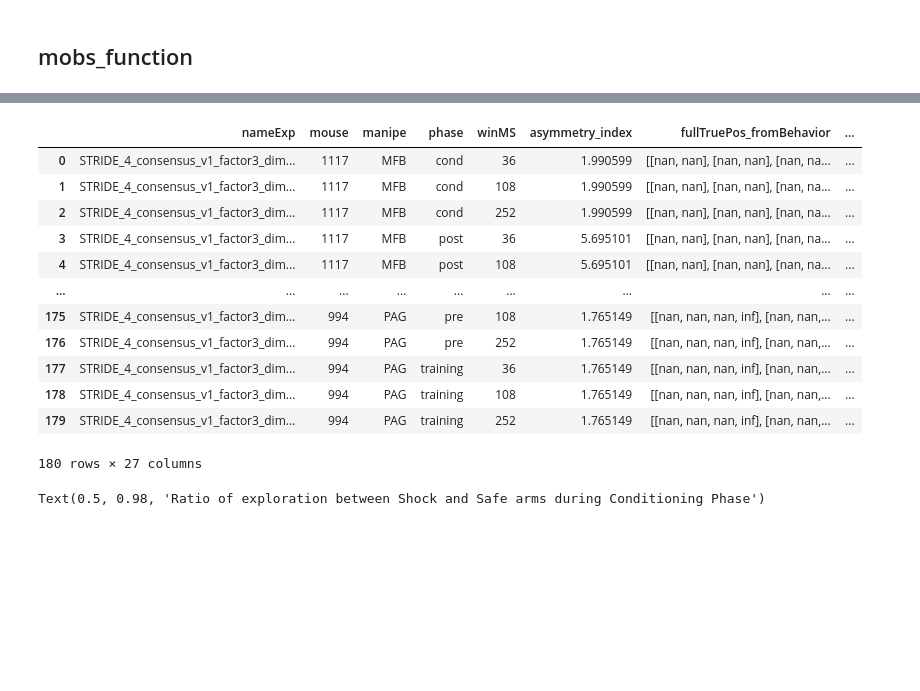
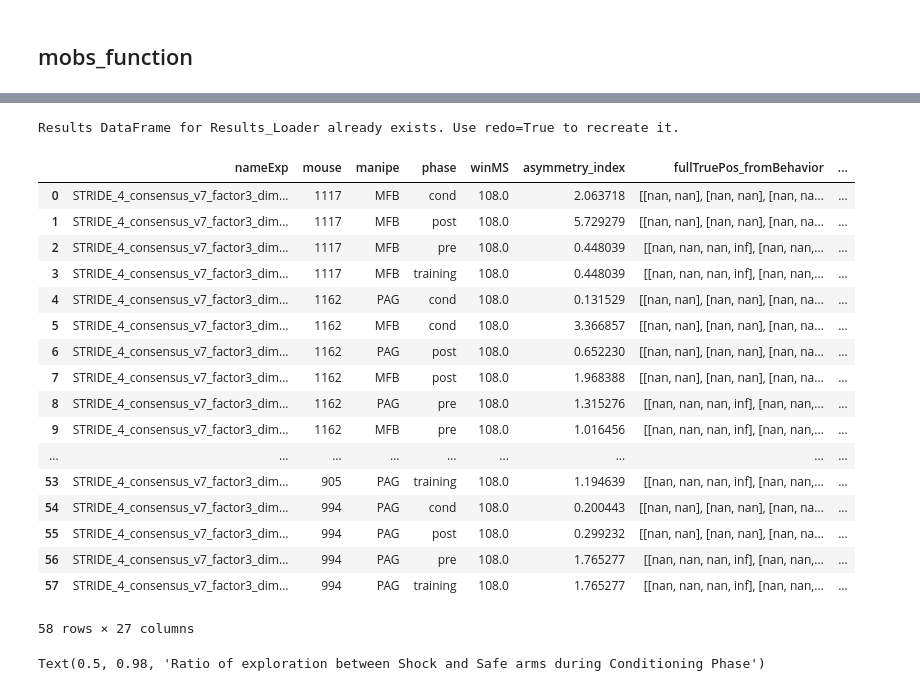
Before and after one commit to MobsLab/neuroEncoders, a Jupyter notebook: notebooks/NotebookKarim_ResultsLoader.ipynb, the cells around one changed output, grey strips where cells are left out. Drawn from its saved outputs; the diff is of its cells as text; code cells hidden in the pictures; blank space fills up the shorter version.

```diff
--- a/notebooks/NotebookKarim_ResultsLoader.ipynb
+++ b/notebooks/NotebookKarim_ResultsLoader.ipynb
@@ -96,19 +297,25 @@ Results_Loader object loaded from /home/mickey/Documents/Theotime/DimaERC2/neuro
-# %%
-loader.results_df
-# %% [output]
-|  | nameExp | mouse | manipe | phase | winMS | asymmetry_index | fullTruePos_fromBehavior | ... |
-| 0 | STRIDE_4_consensus_v1_factor3_dim... | 1117 | MFB | cond | 36 | 1.990599 | [[nan, nan], [nan, nan], [nan, na... | ... |
-| 1 | STRIDE_4_consensus_v1_factor3_dim... | 1117 | MFB | cond | 108 | 1.990599 | [[nan, nan], [nan, nan], [nan, na... | ... |
-| 2 | STRIDE_4_consensus_v1_factor3_dim... | 1117 | MFB | cond | 252 | 1.990599 | [[nan, nan], [nan, nan], [nan, na... | ... |
-| 3 | STRIDE_4_consensus_v1_factor3_dim... | 1117 | MFB | post | 36 | 5.695101 | [[nan, nan], [nan, nan], [nan, na... | ... |
-| 4 | STRIDE_4_consensus_v1_factor3_dim... | 1117 | MFB | post | 108 | 5.695101 | [[nan, nan], [nan, nan], [nan, na... | ... |
-| ... | ... | ... | ... | ... | ... | ... | ... | ... |
-| 175 | STRIDE_4_consensus_v1_factor3_dim... | 994 | PAG | pre | 108 | 1.765149 | [[nan, nan, nan, inf], [nan, nan,... | ... |
-| 176 | STRIDE_4_consensus_v1_factor3_dim... | 994 | PAG | pre | 252 | 1.765149 | [[nan, nan, nan, inf], [nan, nan,... | ... |
-| 177 | STRIDE_4_consensus_v1_factor3_dim... | 994 | PAG | training | 36 | 1.765149 | [[nan, nan, nan, inf], [nan, nan,... | ... |
-| 178 | STRIDE_4_consensus_v1_factor3_dim... | 994 | PAG | training | 108 | 1.765149 | [[nan, nan, nan, inf], [nan, nan,... | ... |
-| 179 | STRIDE_4_consensus_v1_factor3_dim... | 994 | PAG | training | 252 | 1.765149 | [[nan, nan, nan, inf], [nan, nan,... | ... |
-180 rows × 27 columns
+# %%
+loader.convert_to_df()
+# %% [output]
+Results DataFrame for Results_Loader already exists. Use redo=True to recreate it.
+|  | nameExp | mouse | manipe | phase | winMS | asymmetry_index | fullTruePos_fromBehavior | ... |
+| 0 | STRIDE_4_consensus_v7_factor3_dim... | 1117 | MFB | cond | 108.0 | 2.063718 | [[nan, nan], [nan, nan], [nan, na... | ... |
+| 1 | STRIDE_4_consensus_v7_factor3_dim... | 1117 | MFB | post | 108.0 | 5.729279 | [[nan, nan], [nan, nan], [nan, na... | ... |
+| 2 | STRIDE_4_consensus_v7_factor3_dim... | 1117 | MFB | pre | 108.0 | 0.448039 | [[nan, nan, nan, inf], [nan, nan,... | ... |
+| 3 | STRIDE_4_consensus_v7_factor3_dim... | 1117 | MFB | training | 108.0 | 0.448039 | [[nan, nan, nan, inf], [nan, nan,... | ... |
+| 4 | STRIDE_4_consensus_v7_factor3_dim... | 1162 | PAG | cond | 108.0 | 0.131529 | [[nan, nan], [nan, nan], [nan, na... | ... |
+| 5 | STRIDE_4_consensus_v7_factor3_dim... | 1162 | MFB | cond | 108.0 | 3.366857 | [[nan, nan], [nan, nan], [nan, na... | ... |
+| 6 | STRIDE_4_consensus_v7_factor3_dim... | 1162 | PAG | post | 108.0 | 0.652230 | [[nan, nan], [nan, nan], [nan, na... | ... |
+| 7 | STRIDE_4_consensus_v7_factor3_dim... | 1162 | MFB | post | 108.0 | 1.968388 | [[nan, nan], [nan, nan], [nan, na... | ... |
+| 8 | STRIDE_4_consensus_v7_factor3_dim... | 1162 | PAG | pre | 108.0 | 1.315276 | [[nan, nan, nan, inf], [nan, nan,... | ... |
+| 9 | STRIDE_4_consensus_v7_factor3_dim... | 1162 | MFB | pre | 108.0 | 1.016456 | [[nan, nan, nan, inf], [nan, nan,... | ... |
+| ... | ... | ... | ... | ... | ... | ... | ... | ... |
+| 53 | STRIDE_4_consensus_v7_factor3_dim... | 905 | PAG | training | 108.0 | 1.194639 | [[nan, nan, nan, inf], [nan, nan,... | ... |
+| 54 | STRIDE_4_consensus_v7_factor3_dim... | 994 | PAG | cond | 108.0 | 0.200443 | [[nan, nan], [nan, nan], [nan, na... | ... |
+| 55 | STRIDE_4_consensus_v7_factor3_dim... | 994 | PAG | post | 108.0 | 0.299232 | [[nan, nan], [nan, nan], [nan, na... | ... |
+| 56 | STRIDE_4_consensus_v7_factor3_dim... | 994 | PAG | pre | 108.0 | 1.765277 | [[nan, nan, nan, inf], [nan, nan,... | ... |
+| 57 | STRIDE_4_consensus_v7_factor3_dim... | 994 | PAG | training | 108.0 | 1.765277 | [[nan, nan, nan, inf], [nan, nan,... | ... |
+58 rows × 27 columns
 # %%
 import seaborn as sns
 fig, ax = plt.subplots(figsize=(8,6))
```
Also changed, not shown: parts of 13 cells of this notebook, 10 other files.
